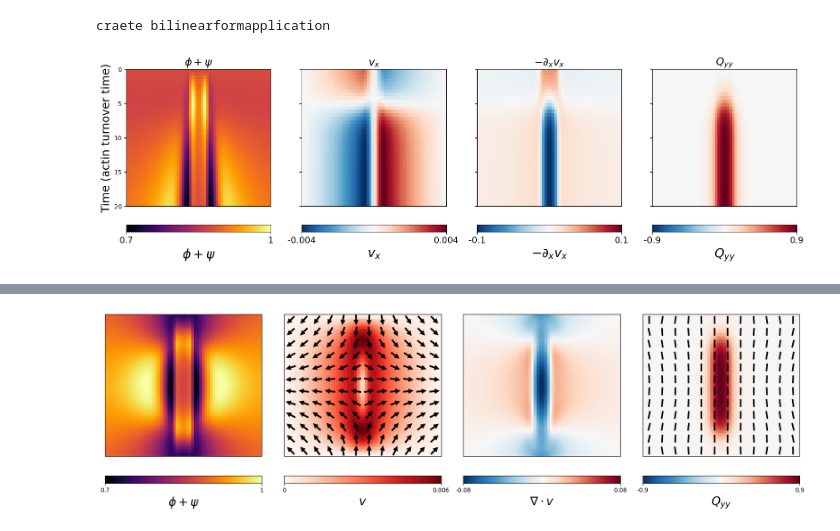
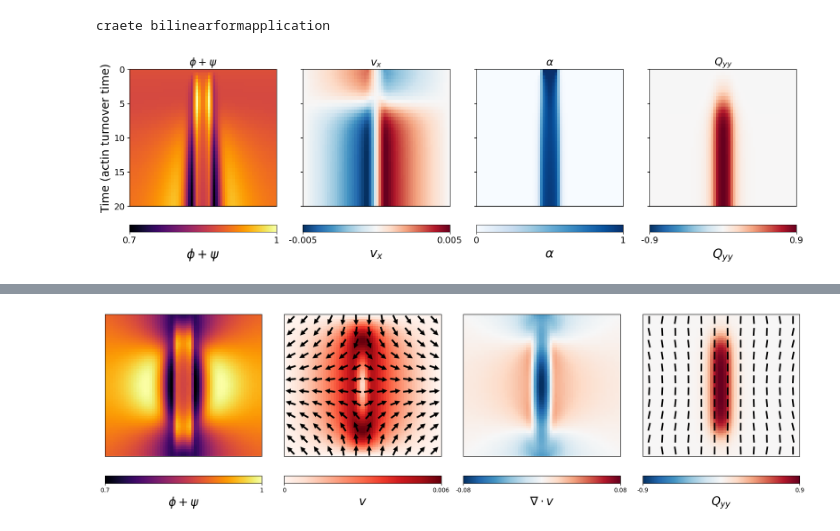
Before and after one commit to Irene-Li/Zebrafish_cleavage, a Jupyter notebook: notebooks/double_actin_gel.ipynb, the cells around one changed output, grey strips where cells are left out. Drawn from its saved outputs; the diff is of its cells as text; code cells hidden in the pictures.

```diff
--- a/notebooks/double_actin_gel.ipynb
+++ b/notebooks/double_actin_gel.ipynb
@@ -32,6 +32,8 @@ bottom_transition = 0.5 * (tanh((y - 0.1)/0.1))
 top_transition = 0.5 * (tanh((0.9 - y)/0.1))
 source =1*(left_transition + right_transition) *(top_transition + bottom_transition)
 
+source_sharp = IfPos(x - left_edge, IfPos(right_edge - x, 1.0, 0.0), 0.0) * (top_transition + bottom_transition)
+
 def add_cbar(ax, im, vmin, vmax, label):
     cbar = plt.colorbar(im, ax=ax, location='bottom', pad=0.1)
     cbar.set_ticks([vmin, vmax])
@@ -59,18 +61,18 @@ for i, (chi0, chi1) in enumerate(param_sets):
     print(f"Running simulation {i+1} with chi0={chi0}, chi1={chi1}")
 
     sim = double_fluid_gel_fem.DoubleActinGel2D(
-        width=1, height=1, maxh=0.03,
+        width=1, height=1, maxh=0.02,
         gamma=eta, eta_1=eta, eta_2=0,
         k=1, k_actin=k_actin,
         D=1e-4, kappa=kappa,
         beta1=beta1, beta2=beta2,
         chi0=chi0, chi1=chi1,
-        Qsq=-1+2*source,
-        rho0=1*source,
-        rho0_actin=1*(1-source))
+        Qsq=-1+2*source_sharp,
+        rho0=1*source_sharp,
+        rho0_actin=1*(1-source_sharp))
 
-    sim.density.Set(source)
-    sim.density2.Set((1-source))
+    sim.density.Set(source_sharp)
+    sim.density2.Set((1-source_sharp))
 
     sim.simulate(
         tend=T,
@@ -89,33 +91,35 @@ craete bilinearformapplication
 fig, axes = plt.subplots(1, 4, figsize=(16, 5), sharex=True, sharey=True)
 start_index = 0
 end_index = int(20/0.5)
 data = sim_results[0][start_index:end_index]
 vx = data[:, 24, :, 2]
 dxvx = np.gradient(vx, axis=1)/(1/n_samples)
 density = data[:, 24, :, 1] + data[:, 24, :, 0]
+alpha = data[:, 24, :, 0]/density
 
 
 plt.rcParams.update({'font.size': 14})
 fields = [
     (density, r'$\phi + \psi$', 'inferno', np.min(density), np.max(density)),
     (vx, r'$v_x$',  'RdBu_r', np.min(vx), np.max(vx)),
-    (- dxvx, r'$ - \partial_x v_x$', 'RdBu_r', -np.max(dxvx), np.max(dxvx)),
+    # (- dxvx, r'$ - \partial_x v_x$', 'RdBu_r', -np.max(dxvx), np.max(dxvx)),
+    (alpha, r'$\alpha$', 'Blues', 0, 1),
     (- data[:, 24, :, -2], r'$Q_{yy}$',
      'RdBu_r', np.min(data[:, 24, :, -2]), - np.min(data[:, 24, :, -2]))
 ]
 
 # plt.rcParams.update({'font.size': 20})
 for ax, (field, title, cmap, vmin, vmax) in zip(axes, fields):
     im = ax.imshow(field, aspect='auto', interpolation='none',
                    origin='upper', cmap=cmap, extent=(0, 1, 20, 0), vmin=vmin, vmax=vmax)
     add_cbar(ax, im, vmin, vmax, title)
     ax.set_title(title)
     ax.set_xticks([])
     # ax.set_yticks([])
 axes[0].set_ylabel('Time (actin turnover time)', fontsize=18)
 
 plt.tight_layout()
-plt.savefig('../figures/two_comp_kymo.svg', dpi=500)
+# plt.savefig('../figures/two_comp_kymo.svg', dpi=500)
 plt.show()
 # %% [output]
-[figure, old version]
+[figure, new version]
```
Also changed, not shown: parts of 1 cell of this notebook, 5 other files.
